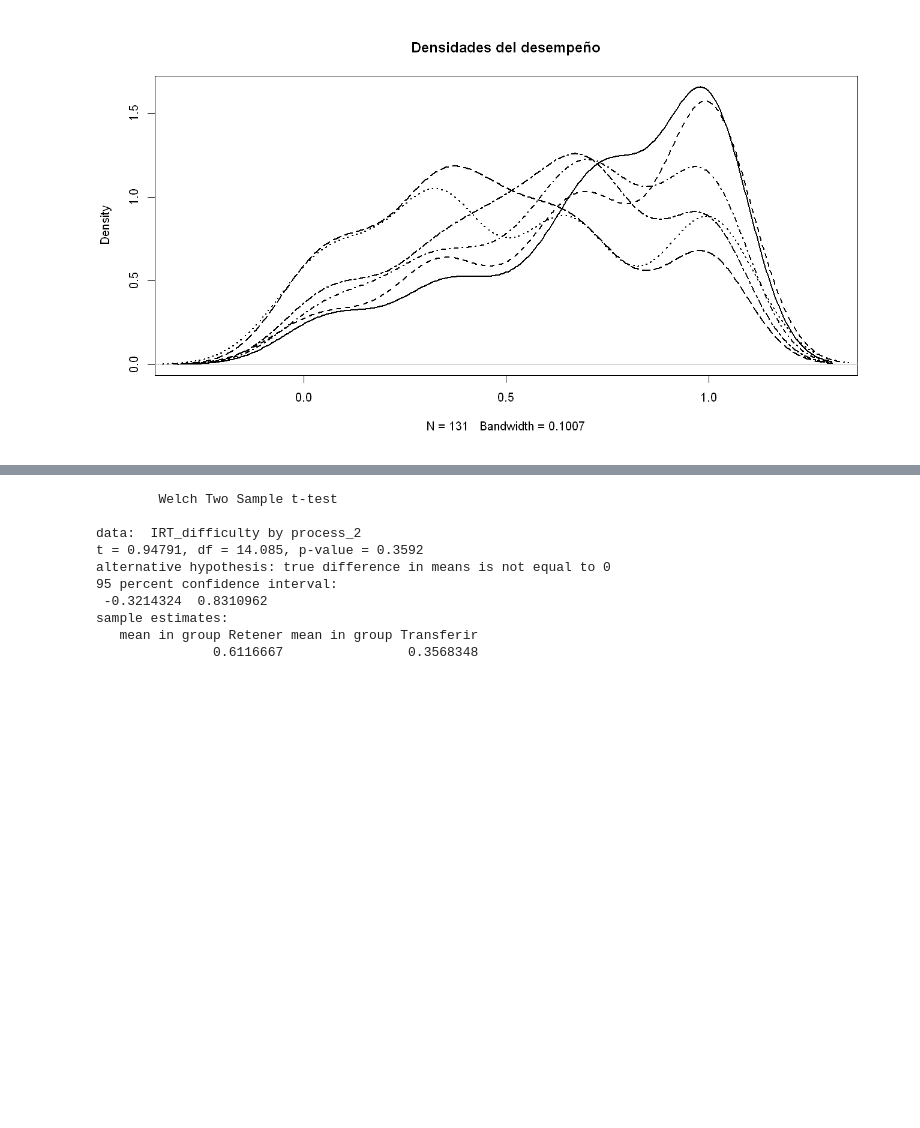
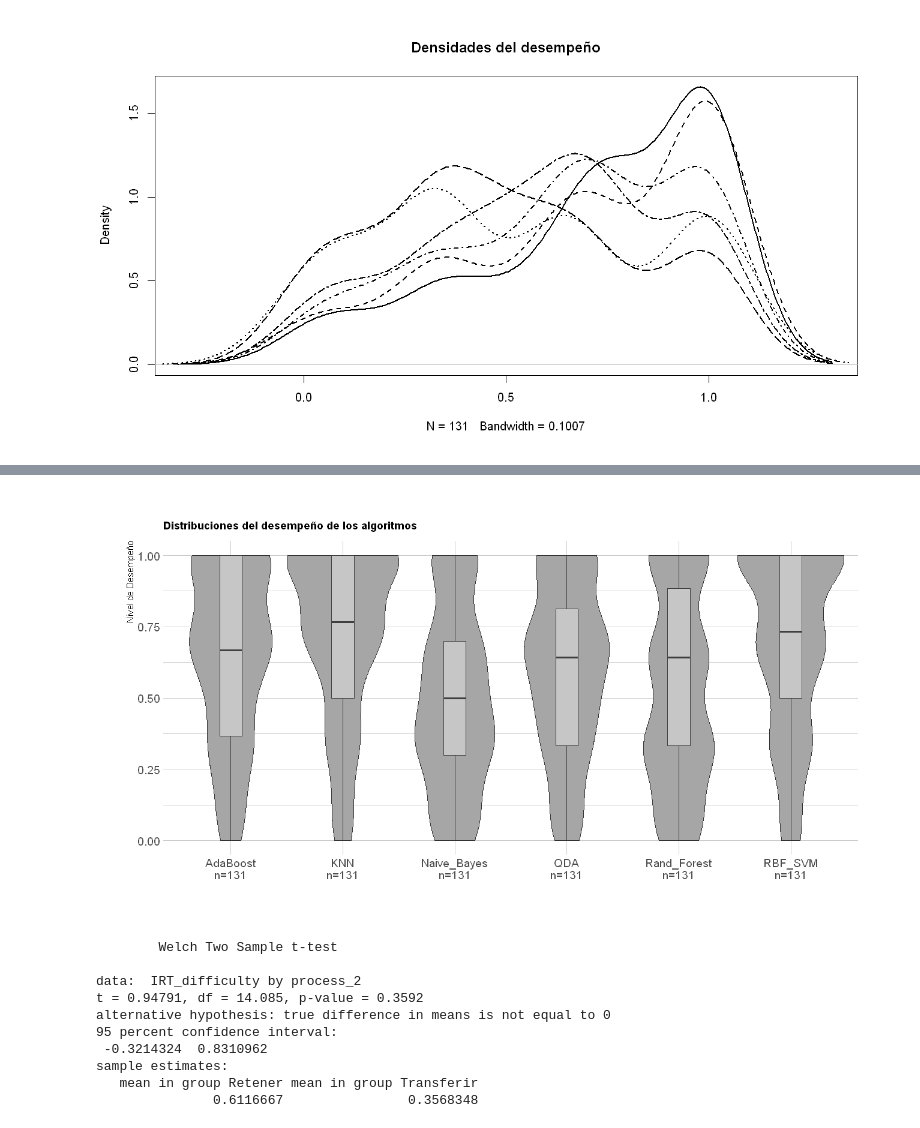
Before and after one commit to Yagwar/ASAG_Test, a Jupyter notebook: Final Results.ipynb, the cells around one changed output, grey strips where cells are left out. Drawn from its saved outputs; the diff is of its cells as text; code cells hidden in the pictures; blank space fills up the shorter version.

```diff
--- a/Final Results.ipynb
+++ b/Final Results.ipynb
@@ -52,0 +117,21 @@ boxplot(data[,c("KNN","RBF_SVM","Rand_Forest","AdaBoost","Naive_Bayes","QDA")],
+# %%
+# sample size
+sample_size = data_clasifs_melt %>% group_by(Clasificador) %>% summarize(num=n())
+
+
+# Plot
+data_clasifs_melt %>%
+  left_join(sample_size) %>%
+  mutate(myaxis = paste0(Clasificador, "\n", "n=", num)) %>%
+  ggplot( aes(x=myaxis, y=Desempeño)) +
+    geom_violin(width=1, fill="gray65") + #width=1.4
+    geom_boxplot(width=.2, color="gray25", alpha=0.5, fill="gray90") +
+    theme_ipsum() +
+    theme(
+      legend.position="none",
+      plot.title = element_text(size=11)
+    ) +
+    ggtitle("Distribuciones del desempeño de los algoritmos") +
+    xlab("")+
+    ylab("Nivel de Desempeño")
+# %% [output]
@@ -53,3 +152,4 @@ boxplot(data[,c("KNN","RBF_SVM","Rand_Forest","AdaBoost","Naive_Bayes","QDA")],
+[figure, added]
 # %%
 t.test(IRT_difficulty ~ process_2, data=data_2)
 t.test(KNN ~ process_2, data=data_2)
```
Also changed, not shown: parts of 8 cells of this notebook, 2 other files.
